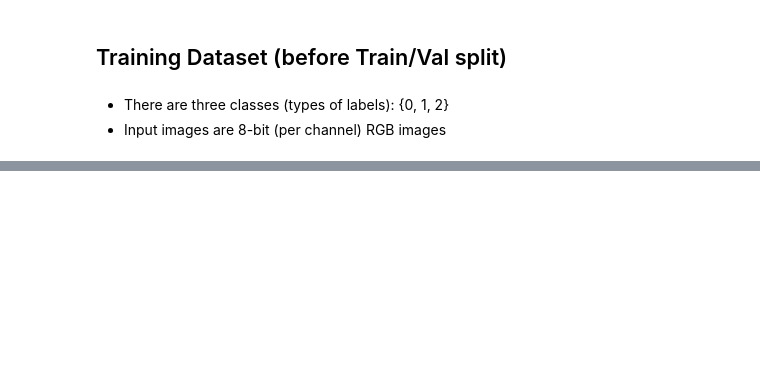
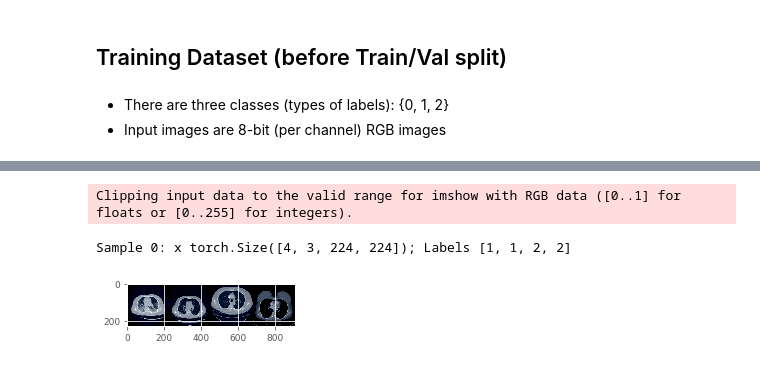
Before and after one commit to mshagirov/cs5242, a Jupyter notebook: 0_dataset.ipynb, the cells around one changed output, grey strips where cells are left out. Saved outputs shown, nothing was run; the diff lists cells and outputs as text; code cells hidden in the pictures; blank space fills up the shorter version.

```diff
--- a/0_dataset.ipynb
+++ b/0_dataset.ipynb
@@ -102,0 +122,2 @@ X_train
+# %%
+trainloader = DataLoader(train_data, batch_size=4,shuffle=True, num_workers=0)
@@ -102,0 +138,11 @@ X_train
+# %%
+for k, elem in enumerate(trainloader):
+    print(f"Sample {k}: x {elem['image'].shape}; Labels {elem['label'].tolist()}")
+    grid = utils.make_grid(unnormb(elem['image']))
+    plt.imshow(grid.numpy().transpose((1, 2, 0)))
+    plt.show()
+    break
+# %% [output]
+Clipping input data to the valid range for imshow with RGB data ([0..1] for floats or [0..255] for integers).
+Sample 0: x torch.Size([4, 3, 224, 224]); Labels [1, 1, 2, 2]
+[figure, added]
```
Also changed, not shown: parts of 14 cells of this notebook, 1 other file.
